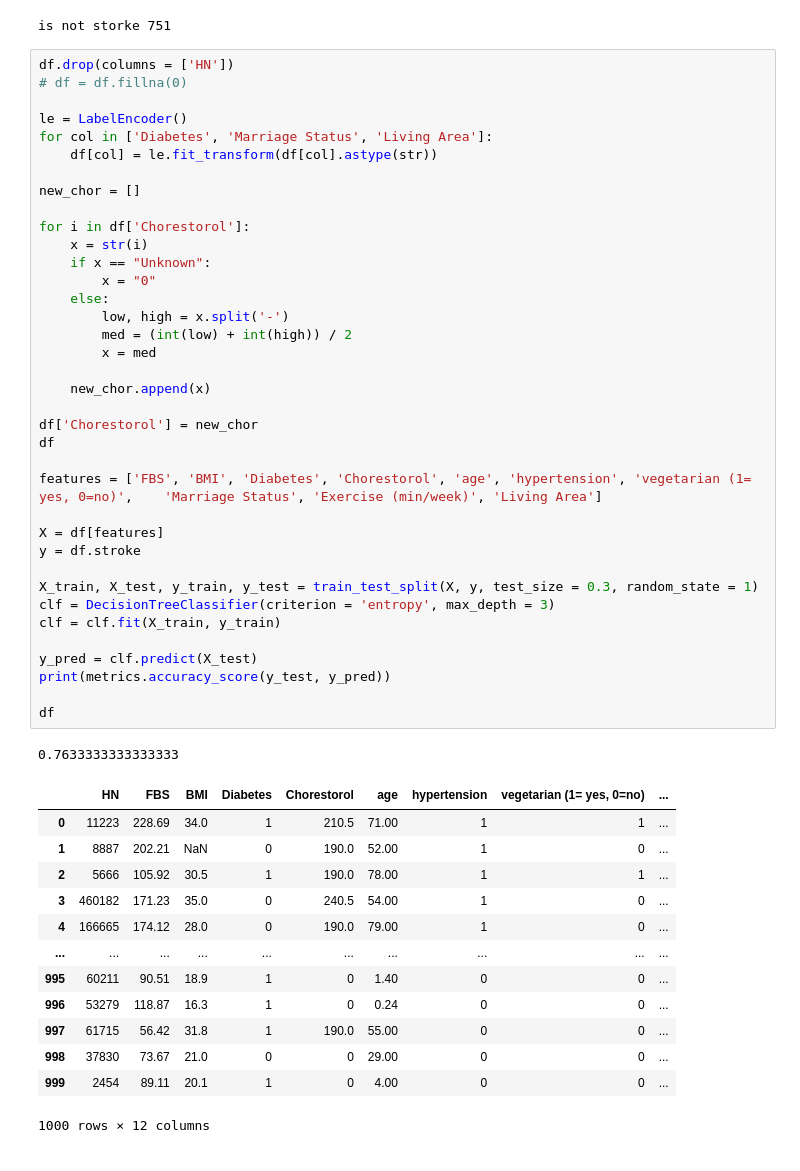
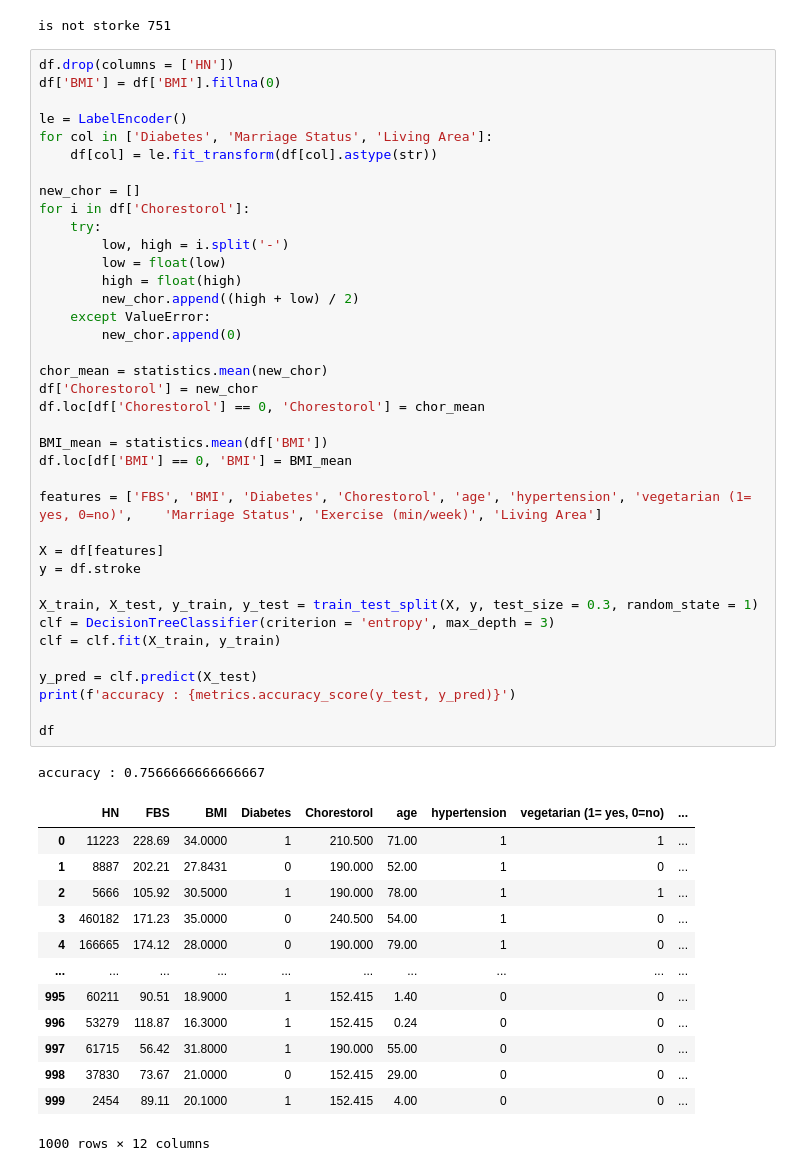
Before and after one commit to GeekWulf/01418261_decision_tree, a Jupyter notebook: filter_data.ipynb, the cells around one changed output. Cells and saved outputs as stored; diff of their text form.

```diff
--- a/filter_data.ipynb
+++ b/filter_data.ipynb
@@ -33,55 +34,56 @@ print(f"is not storke {is_not_stroke}")
 is not storke 751
 # %%
 df.drop(columns = ['HN'])
-# df = df.fillna(0)
+df['BMI'] = df['BMI'].fillna(0)
 
 le = LabelEncoder()
 for col in ['Diabetes', 'Marriage Status', 'Living Area']:
     df[col] = le.fit_transform(df[col].astype(str))
 
 new_chor = []
+for i in df['Chorestorol']:
+    try:
+        low, high = i.split('-')
+        low = float(low)
+        high = float(high)
+        new_chor.append((high + low) / 2)
+    except ValueError:
+        new_chor.append(0)
 
-for i in df['Chorestorol']:
-    x = str(i)
-    if x == "Unknown":
-        x = "0"
-    else:
-        low, high = x.split('-')
-        med = (int(low) + int(high)) / 2
-        x = med
+chor_mean = statistics.mean(new_chor)
+df['Chorestorol'] = new_chor
+df.loc[df['Chorestorol'] == 0, 'Chorestorol'] = chor_mean
 
-    new_chor.append(x)
-
-df['Chorestorol'] = new_chor
-df
+BMI_mean = statistics.mean(df['BMI'])
+df.loc[df['BMI'] == 0, 'BMI'] = BMI_mean
 
 features = ['FBS', 'BMI', 'Diabetes', 'Chorestorol', 'age', 'hypertension', 'vegetarian (1= yes, 0=no)',	'Marriage Status', 'Exercise (min/week)', 'Living Area']
 
 X = df[features]
 y = df.stroke
 
 X_train, X_test, y_train, y_test = train_test_split(X, y, test_size = 0.3, random_state = 1)
 clf = DecisionTreeClassifier(criterion = 'entropy', max_depth = 3)
 clf = clf.fit(X_train, y_train)
 
 y_pred = clf.predict(X_test)
-print(metrics.accuracy_score(y_test, y_pred))
+print(f'accuracy : {metrics.accuracy_score(y_test, y_pred)}')
 
 df
 # %% [output]
-0.7633333333333333
+accuracy : 0.7566666666666667
 |  | HN | FBS | BMI | Diabetes | Chorestorol | age | hypertension | vegetarian (1= yes, 0=no) | ... |
-| 0 | 11223 | 228.69 | 34.0 | 1 | 210.5 | 71.00 | 1 | 1 | ... |
-| 1 | 8887 | 202.21 | NaN | 0 | 190.0 | 52.00 | 1 | 0 | ... |
-| 2 | 5666 | 105.92 | 30.5 | 1 | 190.0 | 78.00 | 1 | 1 | ... |
-| 3 | 460182 | 171.23 | 35.0 | 0 | 240.5 | 54.00 | 1 | 0 | ... |
-| 4 | 166665 | 174.12 | 28.0 | 0 | 190.0 | 79.00 | 1 | 0 | ... |
+| 0 | 11223 | 228.69 | 34.0000 | 1 | 210.500 | 71.00 | 1 | 1 | ... |
+| 1 | 8887 | 202.21 | 27.8431 | 0 | 190.000 | 52.00 | 1 | 0 | ... |
+| 2 | 5666 | 105.92 | 30.5000 | 1 | 190.000 | 78.00 | 1 | 1 | ... |
+| 3 | 460182 | 171.23 | 35.0000 | 0 | 240.500 | 54.00 | 1 | 0 | ... |
+| 4 | 166665 | 174.12 | 28.0000 | 0 | 190.000 | 79.00 | 1 | 0 | ... |
 | ... | ... | ... | ... | ... | ... | ... | ... | ... | ... |
-| 995 | 60211 | 90.51 | 18.9 | 1 | 0 | 1.40 | 0 | 0 | ... |
-| 996 | 53279 | 118.87 | 16.3 | 1 | 0 | 0.24 | 0 | 0 | ... |
-| 997 | 61715 | 56.42 | 31.8 | 1 | 190.0 | 55.00 | 0 | 0 | ... |
-| 998 | 37830 | 73.67 | 21.0 | 0 | 0 | 29.00 | 0 | 0 | ... |
-| 999 | 2454 | 89.11 | 20.1 | 1 | 0 | 4.00 | 0 | 0 | ... |
+| 995 | 60211 | 90.51 | 18.9000 | 1 | 152.415 | 1.40 | 0 | 0 | ... |
+| 996 | 53279 | 118.87 | 16.3000 | 1 | 152.415 | 0.24 | 0 | 0 | ... |
+| 997 | 61715 | 56.42 | 31.8000 | 1 | 190.000 | 55.00 | 0 | 0 | ... |
+| 998 | 37830 | 73.67 | 21.0000 | 0 | 152.415 | 29.00 | 0 | 0 | ... |
+| 999 | 2454 | 89.11 | 20.1000 | 1 | 152.415 | 4.00 | 0 | 0 | ... |
 1000 rows × 12 columns
 # %%
 plt.figure(figsize=(24, 12))
```
Also changed, not shown: parts of 2 cells of this notebook.
